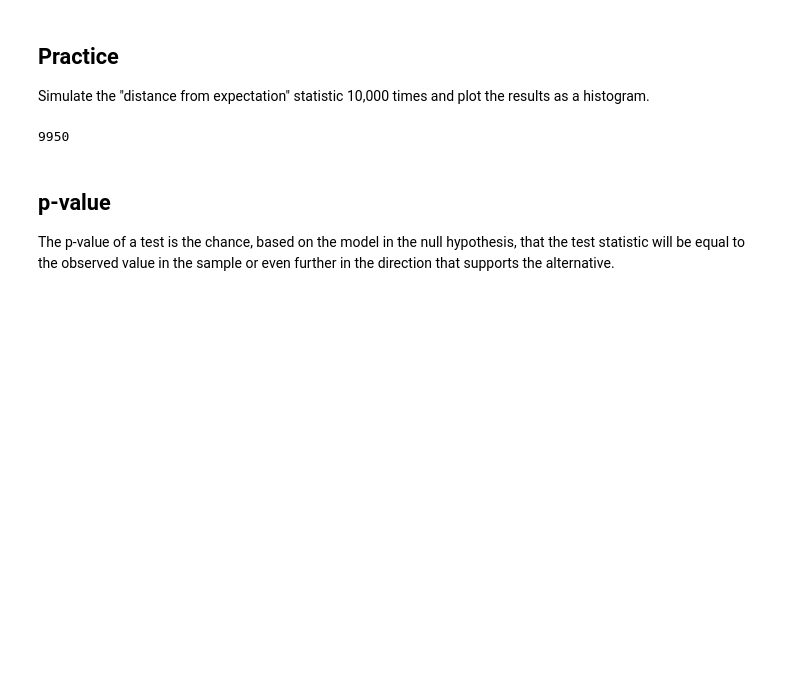
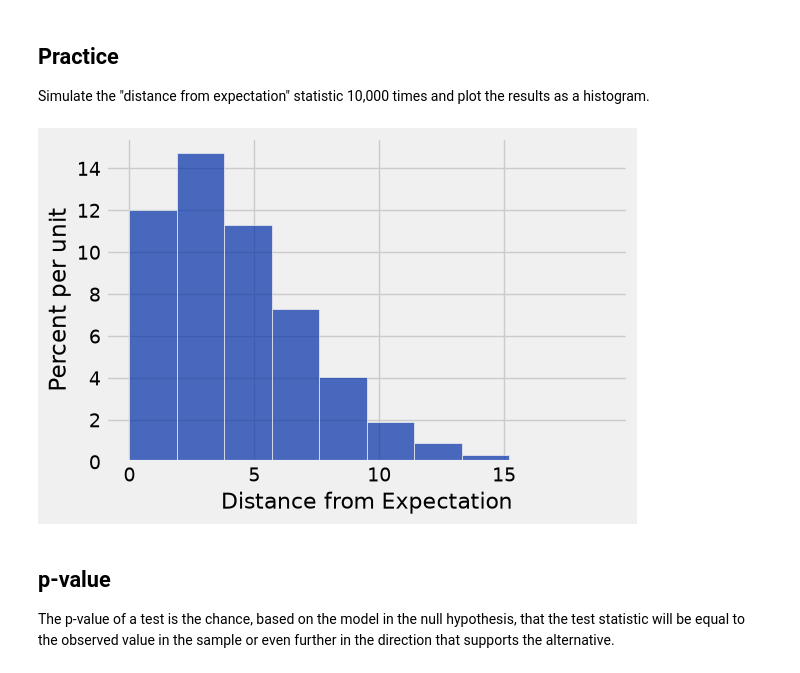
Before and after one commit to Tater-23/Data1, a Jupyter notebook: Demo 15 - Testing Hypotheses/pvalue.ipynb, the cells around one changed output. Cells and saved outputs as stored; diff of their text form; code cells hidden in the pictures; blank space fills up the shorter version.

```diff
--- a/Demo 15 - Testing Hypotheses/pvalue.ipynb
+++ b/Demo 15 - Testing Hypotheses/pvalue.ipynb
@@ -71,8 +71,15 @@ coin_dist_from_expectation(40)
 
 Simulate the "distance from expectation" statistic 10,000 times and plot the results as a histogram.
 # %%
+distances_array = make_array()
+for i in np.arange(10000):
+    raw_heads = coin_flip_100()
+    simulated_distance = coin_dist_from_expectation(raw_heads)
+    distances_array = np.append(distances_array, simulated_distance)
+distances_tbl = Table().with_column('Distance from Expectation', distances_array)
+distances_tbl.hist()
 # %% [output]
-9950
+[figure, added]
 # %% [markdown]
 ## p-value ##
 
```
Also changed, not shown: parts of 4 cells of this notebook.
